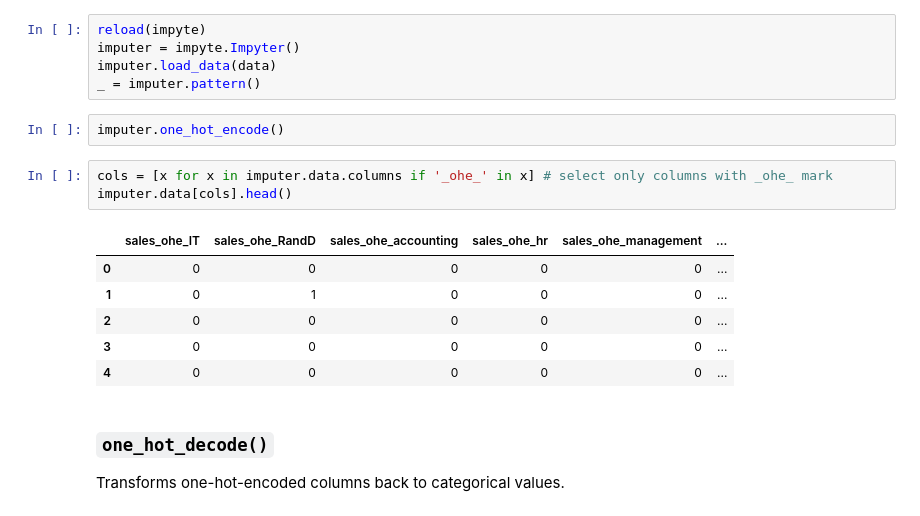
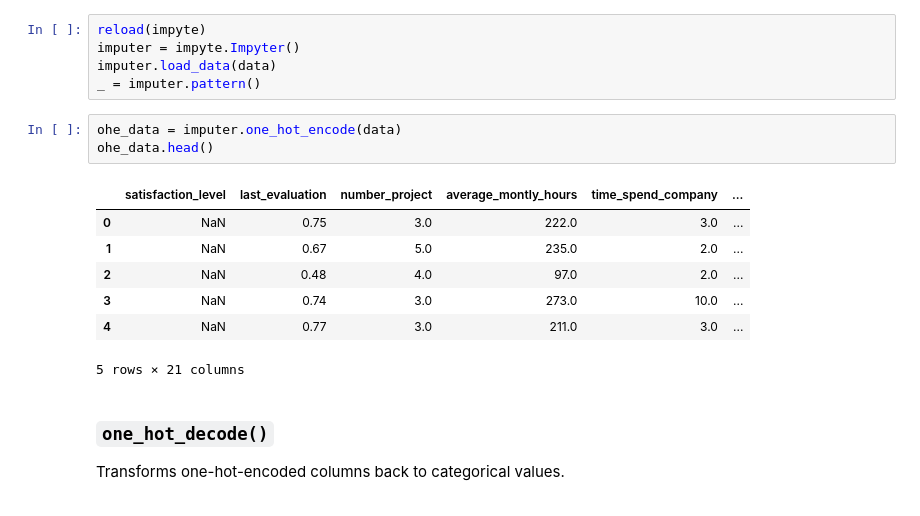
Before and after one commit to andirs/impyte, a Jupyter notebook: sandbox.ipynb, the cells around one changed output. Saved outputs shown, nothing was run; the diff lists cells and outputs as text.

Commit message:
fix: Add one hot encoding multi-columns return

```diff
--- a/sandbox.ipynb
+++ b/sandbox.ipynb
@@ -351,18 +350,17 @@ reload(impyte)
 imputer = impyte.Impyter()
 imputer.load_data(data)
 _ = imputer.pattern()
-# %%
-imputer.one_hot_encode()
-# %%
-cols = [x for x in imputer.data.columns if '_ohe_' in x] # select only columns with _ohe_ mark
-imputer.data[cols].head()
-# %% [output]
-|  | sales_ohe_IT | sales_ohe_RandD | sales_ohe_accounting | sales_ohe_hr | sales_ohe_management | ... |
-| 0 | 0 | 0 | 0 | 0 | 0 | ... |
-| 1 | 0 | 1 | 0 | 0 | 0 | ... |
-| 2 | 0 | 0 | 0 | 0 | 0 | ... |
-| 3 | 0 | 0 | 0 | 0 | 0 | ... |
-| 4 | 0 | 0 | 0 | 0 | 0 | ... |
+# %%
+ohe_data = imputer.one_hot_encode(data)
+ohe_data.head()
+# %% [output]
+|  | satisfaction_level | last_evaluation | number_project | average_montly_hours | time_spend_company | ... |
+| 0 | NaN | 0.75 | 3.0 | 222.0 | 3.0 | ... |
+| 1 | NaN | 0.67 | 5.0 | 235.0 | 2.0 | ... |
+| 2 | NaN | 0.48 | 4.0 | 97.0 | 2.0 | ... |
+| 3 | NaN | 0.74 | 3.0 | 273.0 | 10.0 | ... |
+| 4 | NaN | 0.77 | 3.0 | 211.0 | 3.0 | ... |
+5 rows × 21 columns
 # %% [markdown]
 ### `one_hot_decode()`
 Transforms one-hot-encoded columns back to categorical values.
```
Also changed, not shown: parts of 12 cells of this notebook, 1 other file.
